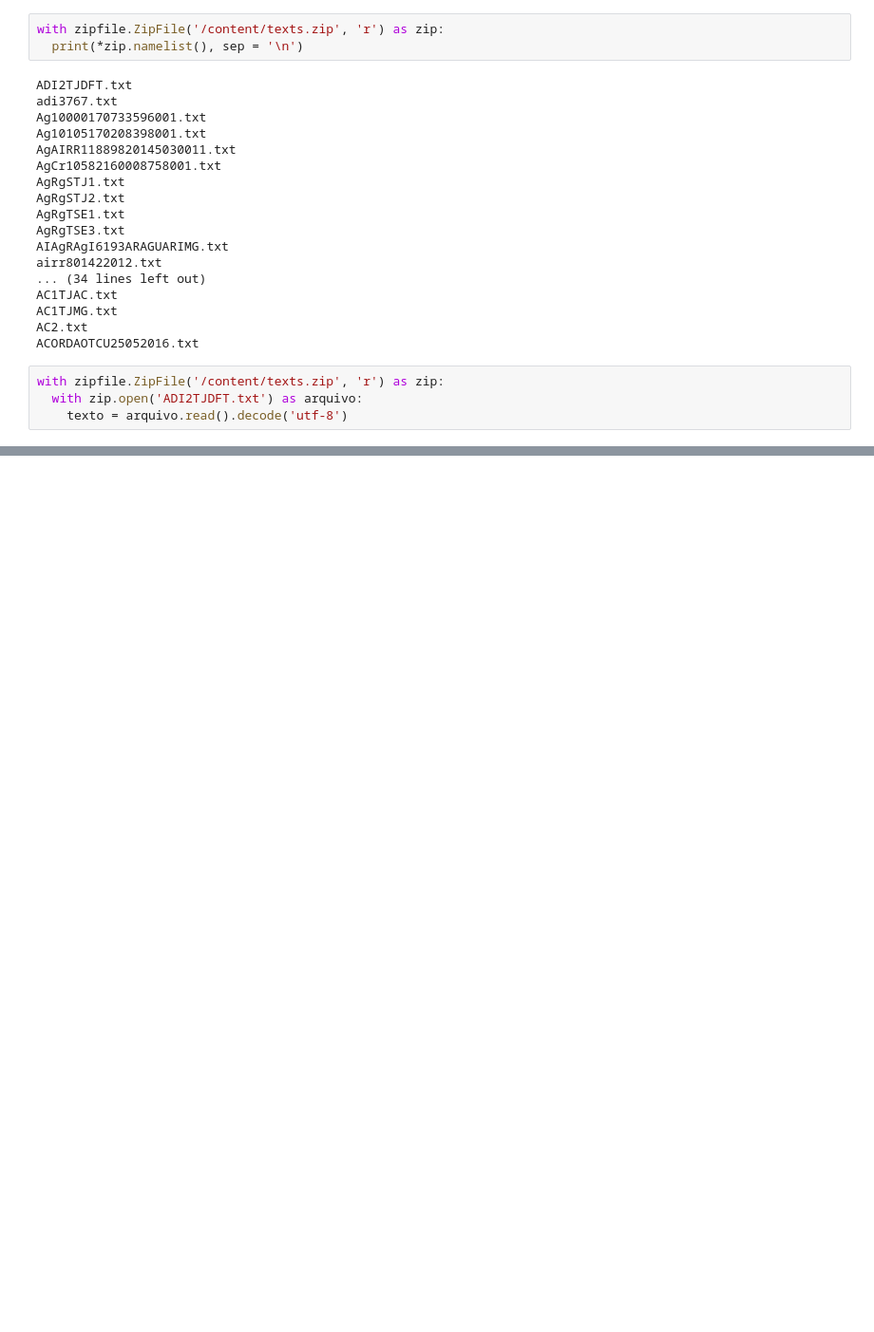
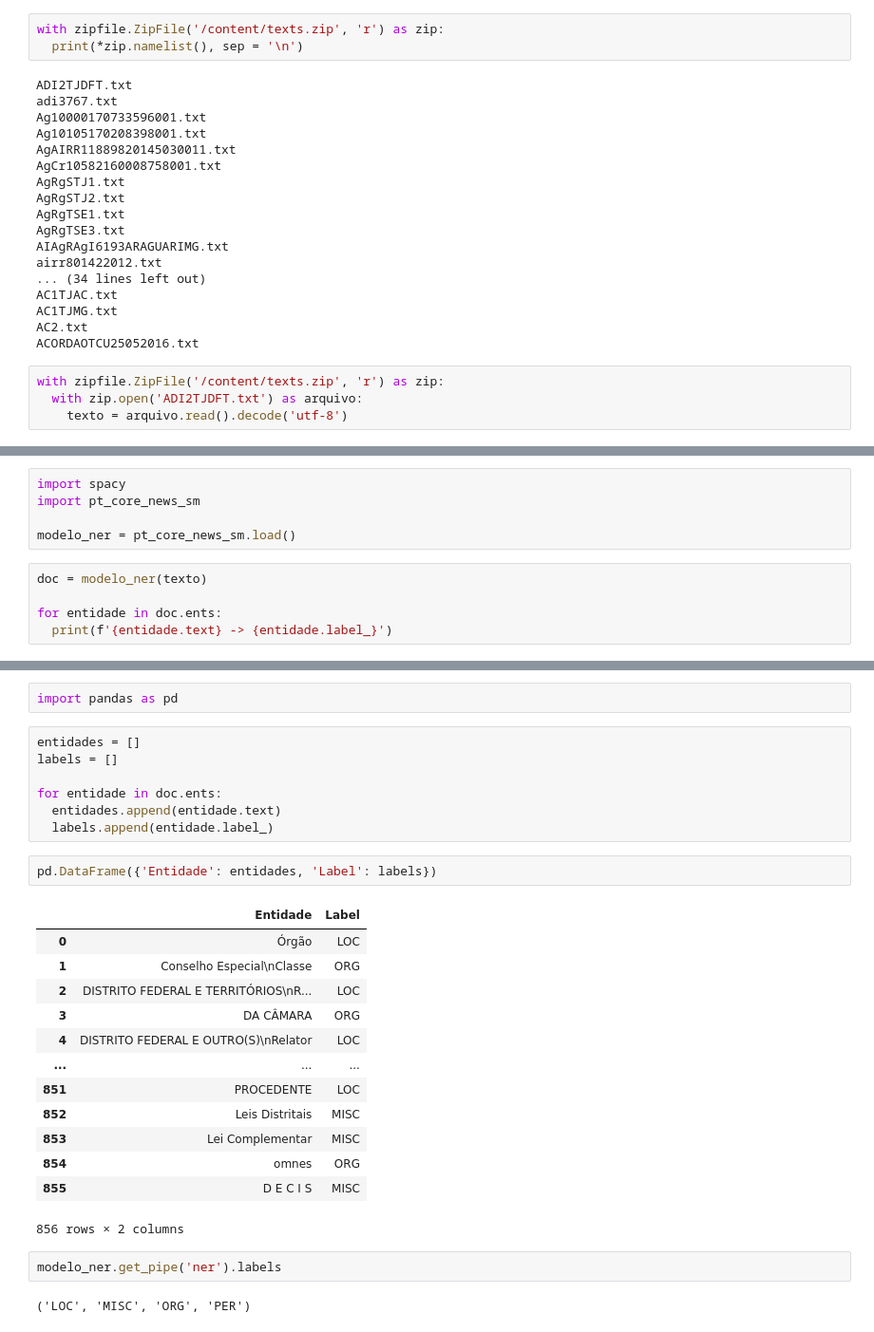
Before and after one commit to RaphaelSerrano12/Projetos-IA-Big-Data, a Jupyter notebook: Reconhecimento_de_entidades.ipynb, the cells around one changed output, grey strips where cells are left out. Shown: that part at 95% size. Saved outputs shown, nothing was run; the diff lists cells and outputs as text; blank space fills up the shorter version.

```diff
--- a/Reconhecimento_de_entidades.ipynb
+++ b/Reconhecimento_de_entidades.ipynb
@@ -46,0 +98,10 @@ with zipfile.ZipFile('/content/texts.zip', 'r') as zip:
+# %%
+import spacy
+import pt_core_news_sm
+
+modelo_ner = pt_core_news_sm.load()
+# %%
+doc = modelo_ner(texto)
+
+for entidade in doc.ents:
+  print(f'{entidade.text} -> {entidade.label_}')
@@ -46,0 +126,29 @@ with zipfile.ZipFile('/content/texts.zip', 'r') as zip:
+# %%
+import pandas as pd
+# %%
+entidades = []
+labels = []
+
+for entidade in doc.ents:
+  entidades.append(entidade.text)
+  labels.append(entidade.label_)
+# %%
+pd.DataFrame({'Entidade': entidades, 'Label': labels})
+# %% [output]
+|  | Entidade | Label |
+| 0 | Órgão | LOC |
+| 1 | Conselho Especial\nClasse | ORG |
+| 2 | DISTRITO FEDERAL E TERRITÓRIOS\nR... | LOC |
+| 3 | DA CÂMARA | ORG |
+| 4 | DISTRITO FEDERAL E OUTRO(S)\nRelator | LOC |
+| ... | ... | ... |
+| 851 | PROCEDENTE | LOC |
+| 852 | Leis Distritais | MISC |
+| 853 | Lei Complementar | MISC |
+| 854 | omnes | ORG |
+| 855 | D E C I S | MISC |
+856 rows × 2 columns
+# %%
+modelo_ner.get_pipe('ner').labels
+# %% [output]
+('LOC', 'MISC', 'ORG', 'PER')
```
Also changed, not shown: parts of 18 cells of this notebook.
